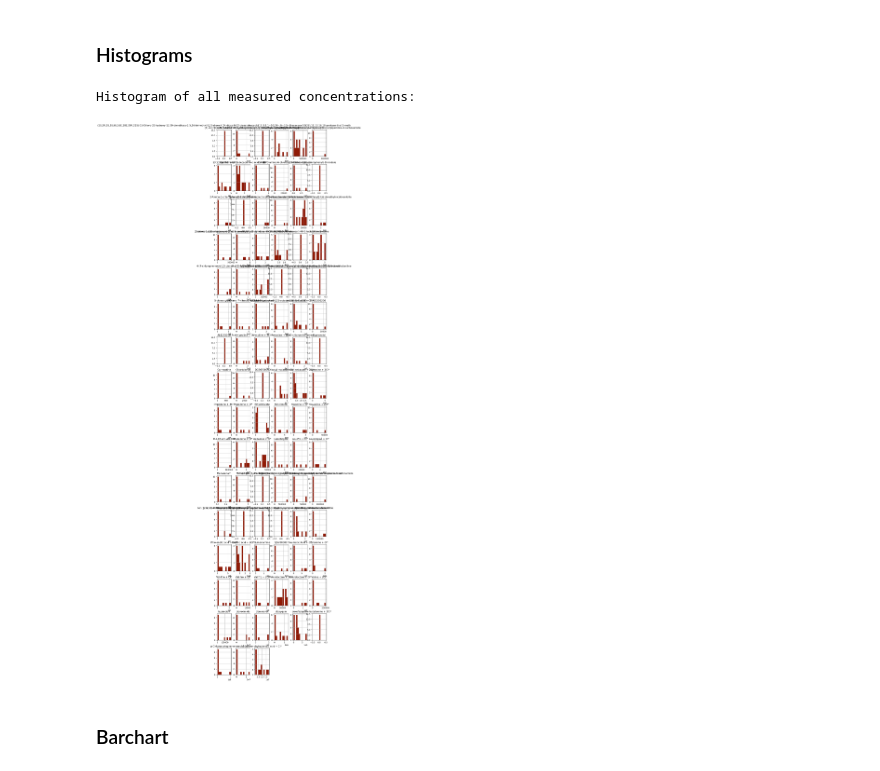
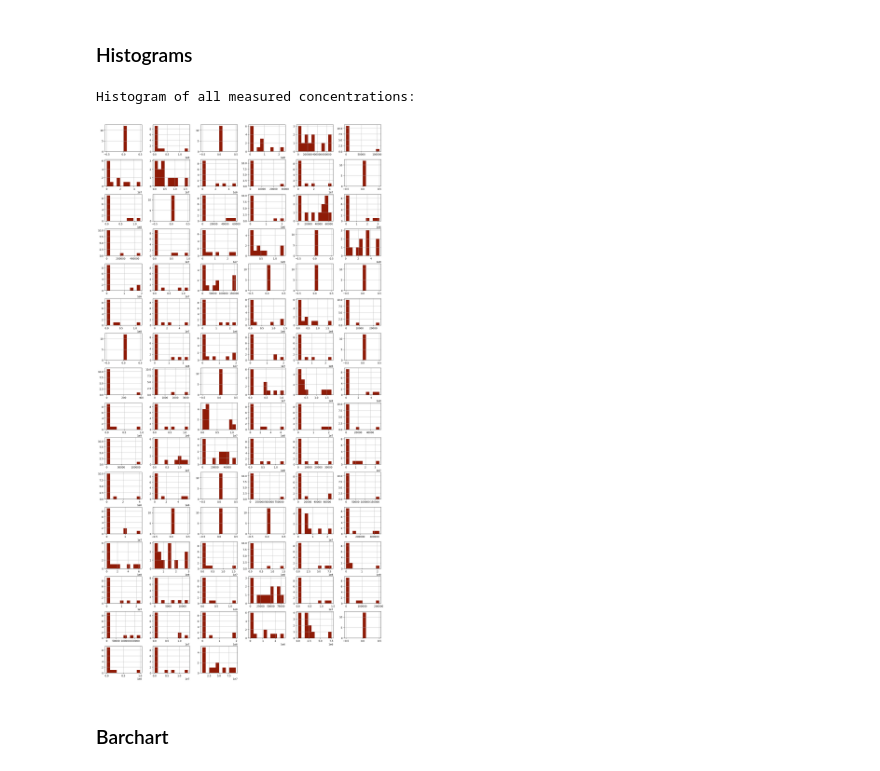
Before and after one commit to mirjamdebruin/biomarker-profiling-plants, a Jupyter notebook: BiomarkerProfiling_Cl_ForPublication.ipynb, the cells around one changed output. Drawn from its saved outputs; the diff is of its cells as text; code cells hidden in the pictures.

```diff
--- a/BiomarkerProfiling_Cl_ForPublication.ipynb
+++ b/BiomarkerProfiling_Cl_ForPublication.ipynb
@@ -61,10 +61,12 @@ data_pivot_MSMS
 ### Histograms
 # %%
 print("Histogram of all measured concentrations:")
-data_pivot_MSMS.xs(level="Exposure", key="Chlorine, high").hist(figsize=(10,50), layout=(16,6));
+axs = data_pivot_MSMS.xs(level="Exposure", key="Chlorine, high").hist(figsize=(20,40), layout=(16,6))
+for ax in axs.flatten():
+    ax.set_title("")
 # %% [output]
 Histogram of all measured concentrations:
-[figure, old version]
+[figure, new version]
 # %% [markdown]
 ### Barchart
 # %%
```
Also changed, not shown: parts of 16 cells of this notebook, 1 other file.
